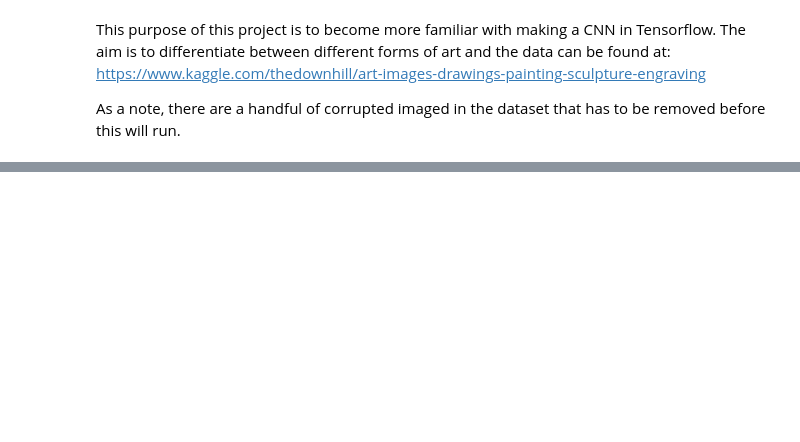
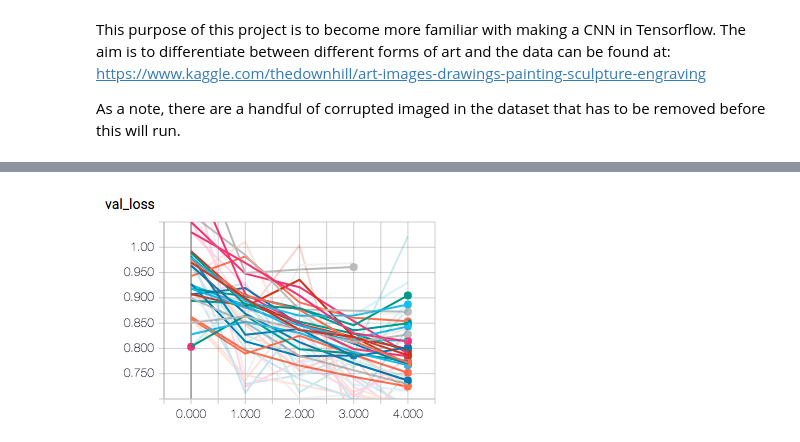
Before and after one commit to ianmsnyder/MachineLearningProjects, a Jupyter notebook: ArtAnalysis.ipynb, the cells around one changed output, grey strips where cells are left out. Cells and saved outputs as stored; diff of their text form; code cells hidden in the pictures; blank space fills up the shorter version.

```diff
--- a/ArtAnalysis.ipynb
+++ b/ArtAnalysis.ipynb
@@ -151,0 +158,4 @@ Stopped early, but after 5 epochs we have 75% accuracy.  There is still a lot of
+# %%
+Image("art_val_loss.png")
+# %% [output]
+[figure, added]
```
Also changed, not shown: parts of 16 cells of this notebook.
